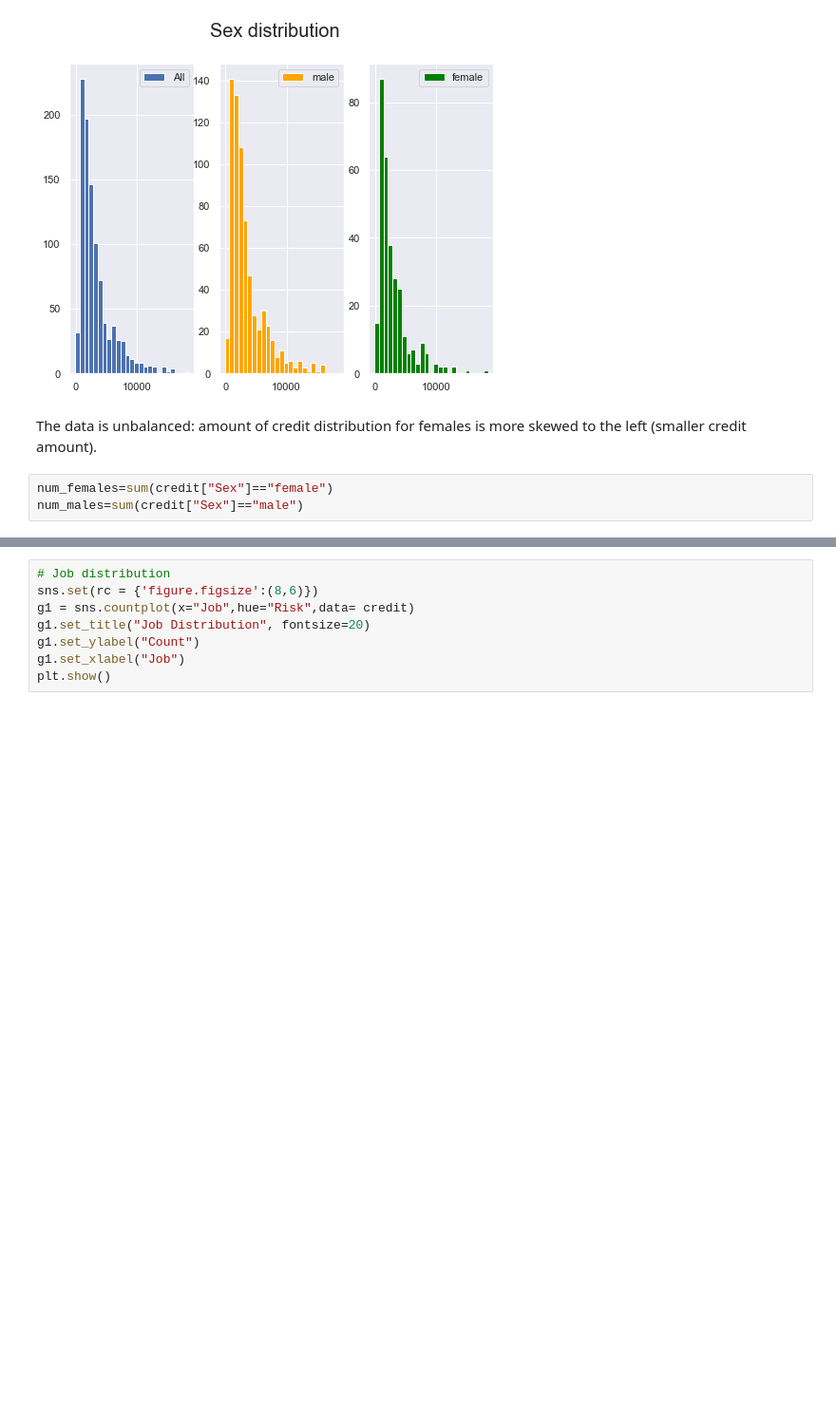
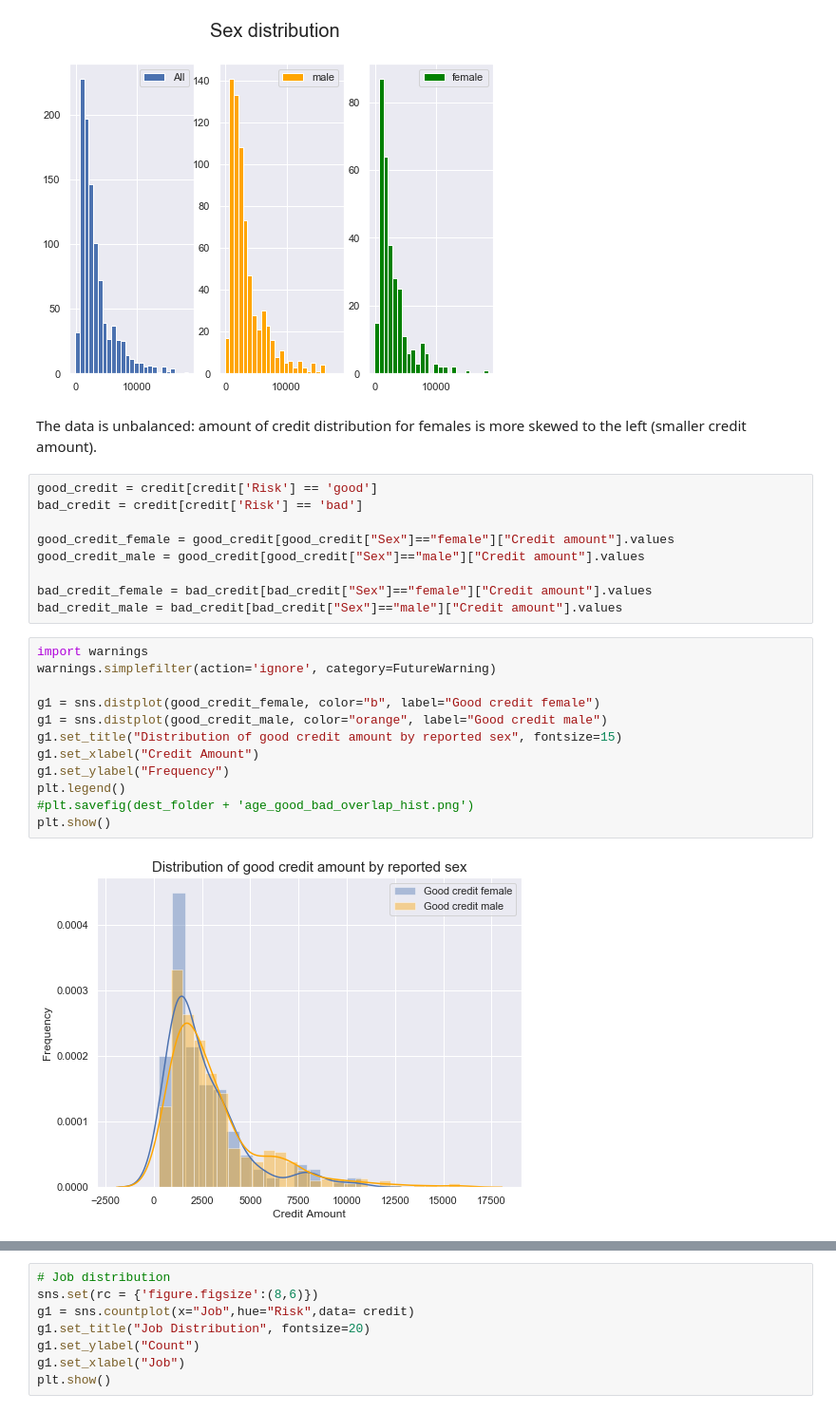
Before and after one commit to BiancaMass/XAI-Group-Project, a Jupyter notebook: Group20_EDA.ipynb, the cells around one changed output, grey strips where cells are left out. Shown at 95% size. Drawn from its saved outputs; the diff is of its cells as text; blank space fills up the shorter version.

```diff
--- a/Group20_EDA.ipynb
+++ b/Group20_EDA.ipynb
@@ -100,5 +105,25 @@ plt.legend()
 # %% [markdown]
 The data is unbalanced: amount of credit distribution for females is more skewed to the left (smaller credit amount).
 # %%
-num_females=sum(credit["Sex"]=="female")
-num_males=sum(credit["Sex"]=="male")
+good_credit = credit[credit['Risk'] == 'good']
+bad_credit = credit[credit['Risk'] == 'bad']
+
+good_credit_female = good_credit[good_credit["Sex"]=="female"]["Credit amount"].values
+good_credit_male = good_credit[good_credit["Sex"]=="male"]["Credit amount"].values
+
+bad_credit_female = bad_credit[bad_credit["Sex"]=="female"]["Credit amount"].values
+bad_credit_male = bad_credit[bad_credit["Sex"]=="male"]["Credit amount"].values
+# %%
+import warnings
+warnings.simplefilter(action='ignore', category=FutureWarning)
+
+g1 = sns.distplot(good_credit_female, color="b", label="Good credit female")
+g1 = sns.distplot(good_credit_male, color="orange", label="Good credit male")
+g1.set_title("Distribution of good credit amount by reported sex", fontsize=15)
+g1.set_xlabel("Credit Amount")
+g1.set_ylabel("Frequency")
+plt.legend()
+#plt.savefig(dest_folder + 'age_good_bad_overlap_hist.png')
+plt.show()
+# %% [output]
+[figure, added]
```
Also changed, not shown: parts of 18 cells of this notebook.
